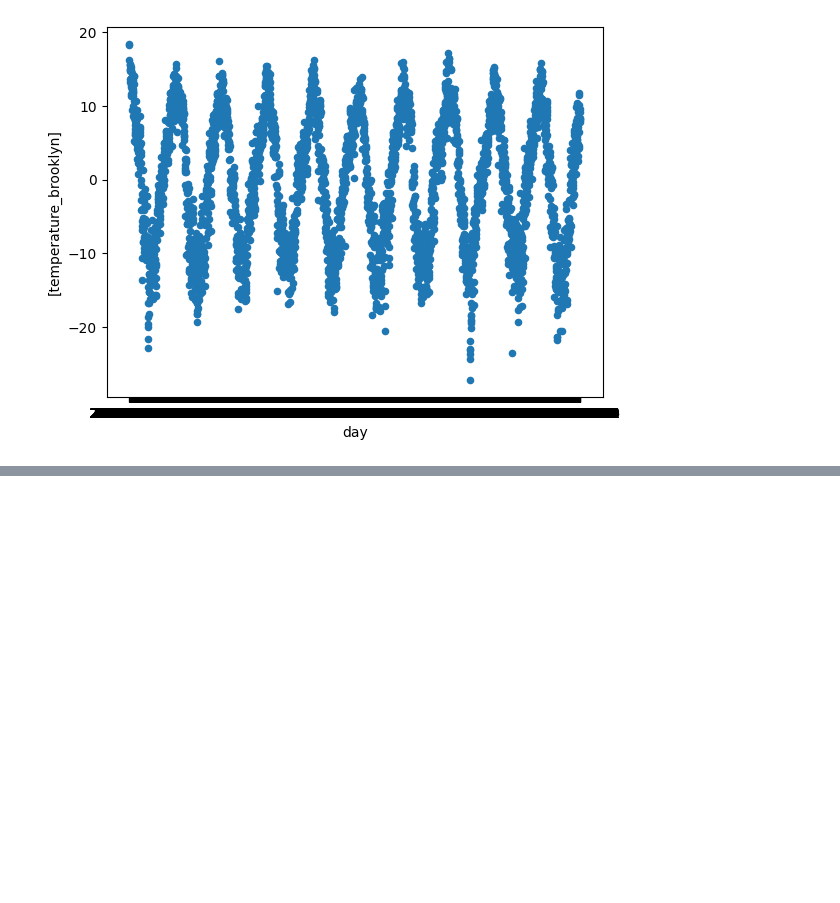
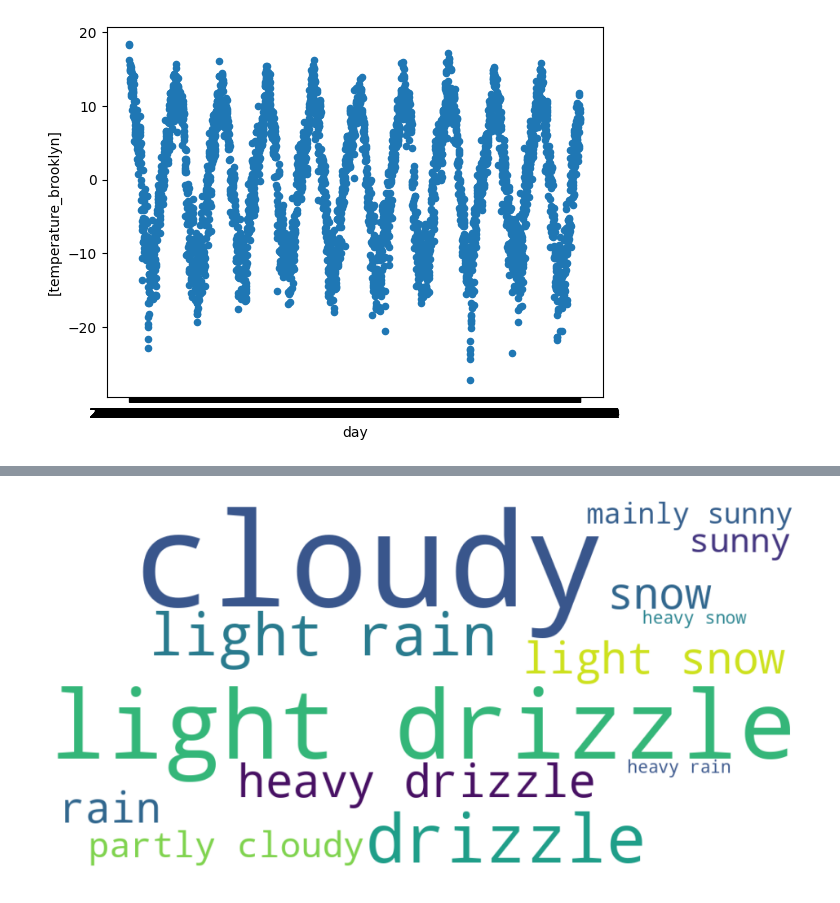
Before and after one commit to helenawittlich/berlin-brooklyn-weather, a Jupyter notebook: data/weather_analysis.ipynb, the cells around one changed output, grey strips where cells are left out. Cells and saved outputs as stored; diff of their text form; code cells hidden in the pictures; blank space fills up the shorter version.

```diff
--- a/data/weather_analysis.ipynb
+++ b/data/weather_analysis.ipynb
@@ -294,2 +381,28 @@ merged.to
+# %%
+
+# Step 1: Normalize the text
+words = text_brooklyn.split(',')                     # split at commas
+words = [w.strip().lower() for w in words]      # remove whitespace and lowercase
+
+# Step 2 (optional): inspect unique values
+unique_words = sorted(set(words))
+# print(unique_words)  # check if there are still duplicates like 'cloudy ' or 'cloudy\n'
+
+# Step 3: Count frequencies
+word_counts = Counter(words)
+
+# Step 4: Generate word cloud
+wordcloud = WordCloud(
+    width=1000, height=500,
+    background_color='white'
+).generate_from_frequencies(word_counts)
+
+# Step 5: Display
+plt.figure(figsize=(12, 6))
+plt.imshow(wordcloud, interpolation='bilinear')
+plt.axis('off')
+plt.show()
+# %% [output]
+[figure, added]
 # %%
 merged.to_csv('processed/weather_fulldata.csv')
```
Also changed, not shown: parts of 23 cells of this notebook, 9 other files.
